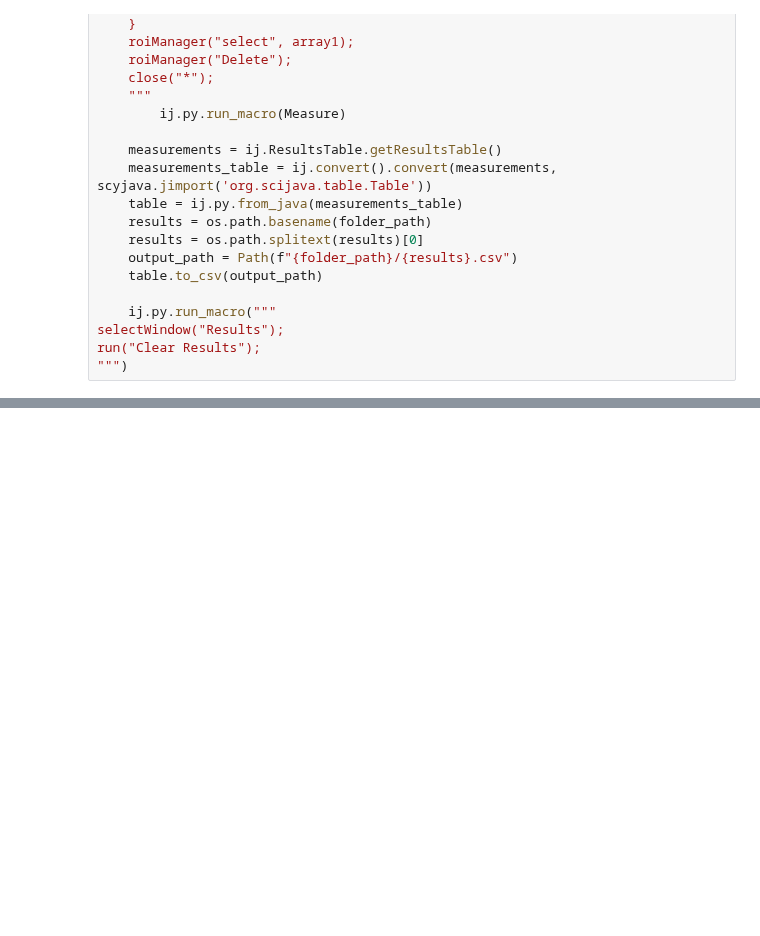
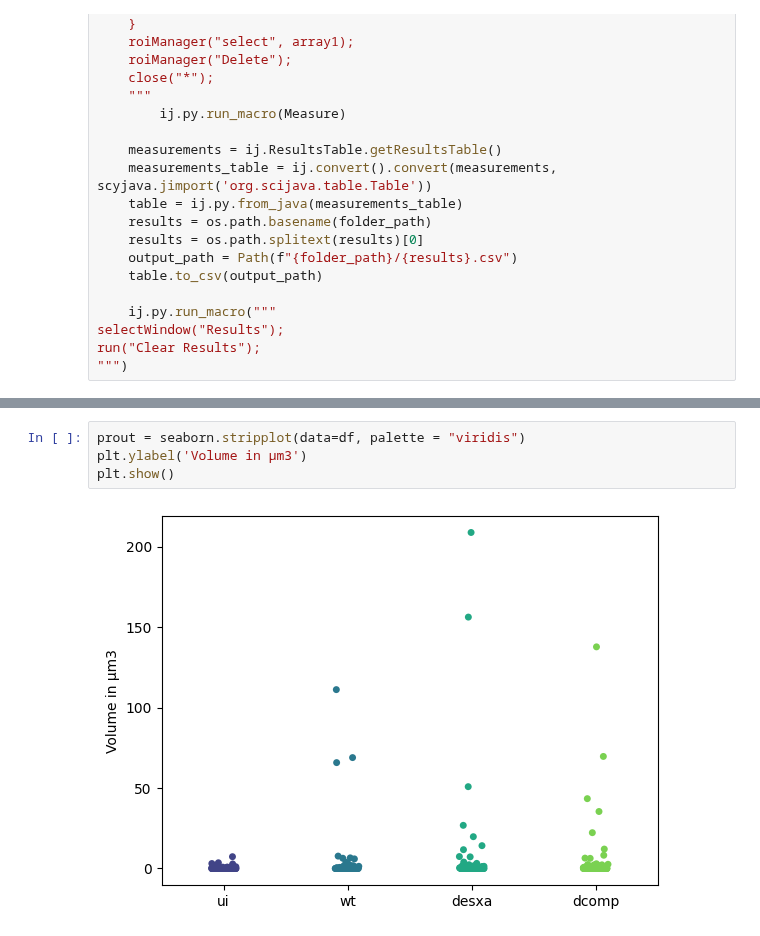
Before and after one commit to jaugenst/pyimagej_workflows, a Jupyter notebook: notebooks/Cell_fluorescence_quantification.ipynb, the cells around one changed output, grey strips where cells are left out. Cells and saved outputs as stored; diff of their text form; blank space fills up the shorter version.

```diff
--- a/notebooks/Cell_fluorescence_quantification.ipynb
+++ b/notebooks/Cell_fluorescence_quantification.ipynb
@@ -362,0 +526,6 @@ def get_lc3_rois(bact, directory_path, threshold_low, threshold_high, threshold_
+# %%
+prout = seaborn.stripplot(data=df, palette = "viridis")
+plt.ylabel('Volume in µm3')
+plt.show()
+# %% [output]
+[figure, added]
```
Also changed, not shown: parts of 14 cells of this notebook, 5 other files.
